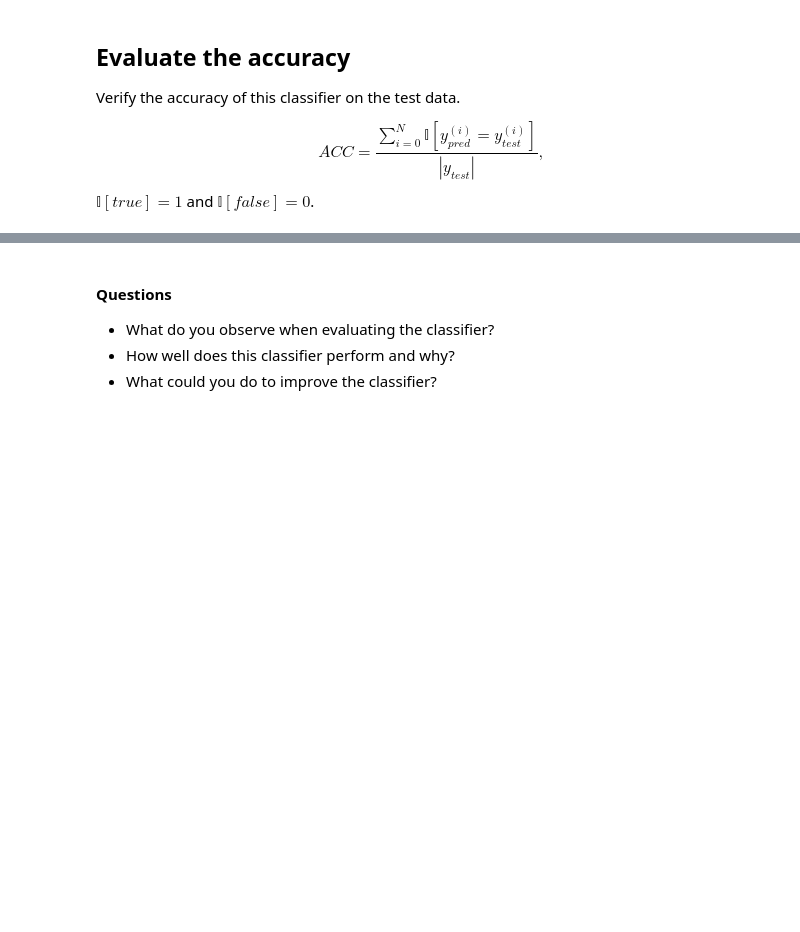
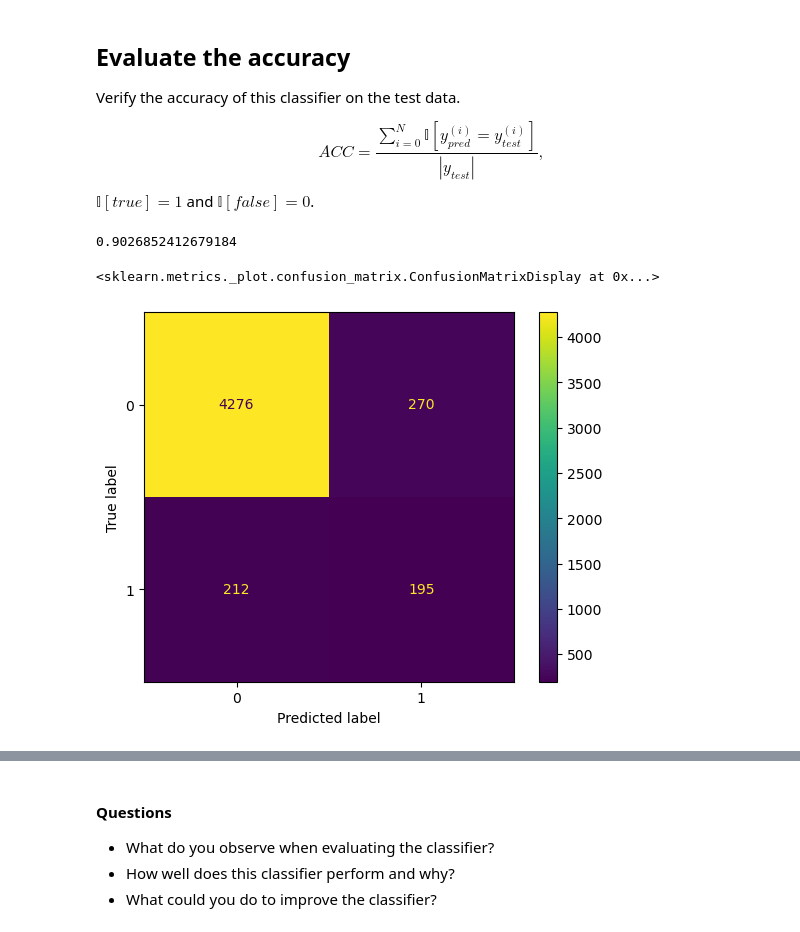
Before and after one commit to Paul-Jarschke/Probabilistic_Machine_Learning, a Jupyter notebook: exercise2_practical_paul.ipynb, the cells around one changed output, grey strips where cells are left out. Saved outputs shown, nothing was run; the diff lists cells and outputs as text; code cells hidden in the pictures; blank space fills up the shorter version.

```diff
--- a/exercise2_practical_paul.ipynb
+++ b/exercise2_practical_paul.ipynb
@@ -82,10 +82,15 @@ Now using the training data compute the probabilities $p(C)$ and $p(s_i \mid C)$
 # Prior of covid test
 p_covid = len(train_data[train_data['corona_result'] == 1]) / len(train_data)
 
-# Likelihood of the symptoms given covid
-p_symptom_covid = {}
+# Likelihood of the symptoms given covid = 1
+p_symptom_covid1 = {}
 for symptom in symptoms:
-    p_symptom_covid[symptom] = len(train_data.query(f'{symptom} == 1 and corona_result == 1')) / len(train_data.query('corona_result == 1'))
+    p_symptom_covid1[symptom] = len(train_data.query(f'{symptom} == 1 and corona_result == 1')) / len(train_data.query('corona_result == 1'))
+
+# Likelihood of the symptoms given covid = 0
+p_symptom_covid0 = {}
+for symptom in symptoms:
+    p_symptom_covid0[symptom] = len(train_data.query(f'{symptom} == 1 and corona_result == 0')) / len(train_data.query('corona_result == 0'))
 
 # Evidence of the symptoms
 p_symptom = {}
@@ -105,0 +147,8 @@ Evidence of the symptoms:
+# %%
+def posterior_prob(symptom_set):
+
+    # Compute posterior probability for set of symptoms, given corona = 1 !!
+    Z = p_covid*likelihood_given_covid_state(symptom_set, corona=True) + (1-p_covid)*likelihood_given_covid_state(symptom_set, corona=False)
+    post = p_covid*likelihood_given_covid_state(symptom_set, corona = True)/Z
+
+    return post
@@ -172,4 +190,8 @@ If $P(C=1 \mid \mathbf{s}) > 0.5$ we assume that the patient is classified as po
 X_test = test_data[symptoms].to_numpy()
 y_test = test_data['corona_result'].to_numpy()
 
-y_pred = ... # P(C = 1 | s) > 0.5 for X_test
+# Predict individual probabilities by applying posterior function along set of rows
+p_covid_symptoms_test = np.apply_along_axis(posterior_prob, axis=1, arr=X_test)
+
+# Make predicition based on probability
+y_pred = np.asarray([1 if val > 0.5 else 0 for val in p_covid_symptoms_test]) # P(C = 1 | s) > 0.5 for X_test
@@ -185,0 +218,22 @@ acc = ...
+# %%
+def accuracy(pred,test):
+    correct = 0
+    for i in range(len(pred)):
+        if pred[i] == test[i]:
+            correct +=1
+    return correct/len(test)
+
+
+acc = accuracy(y_pred,y_test)
+print(acc)
+# %% [output]
+0.9026852412679184
+# %%
+from sklearn.metrics import confusion_matrix, ConfusionMatrixDisplay
+
+cm =confusion_matrix(y_test, y_pred)
+disp = ConfusionMatrixDisplay(confusion_matrix=cm)
+disp.plot()
+# %% [output]
+<sklearn.metrics._plot.confusion_matrix.ConfusionMatrixDisplay at 0x...>
+[figure, added]
```
Also changed, not shown: parts of 12 cells of this notebook.
